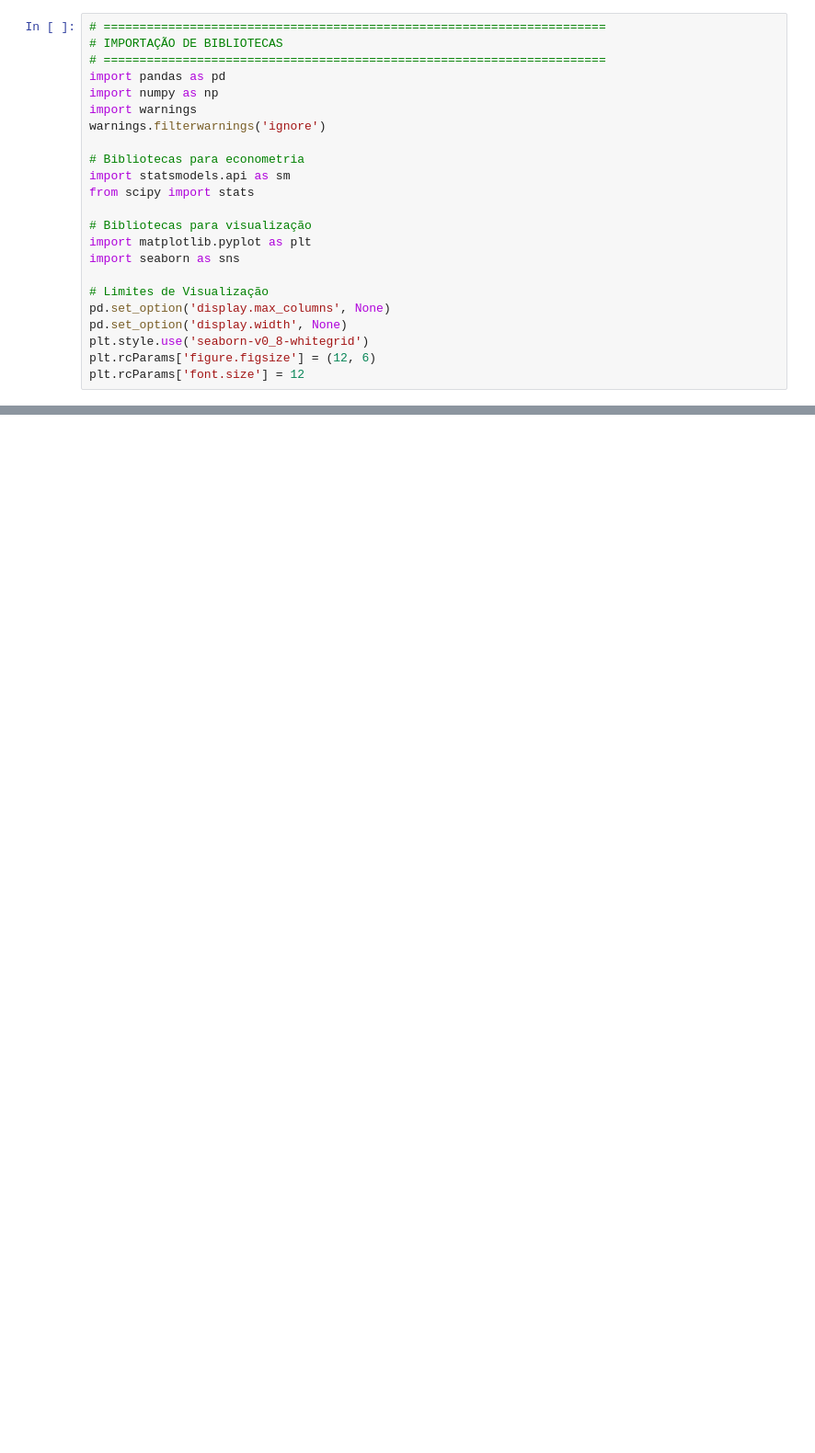
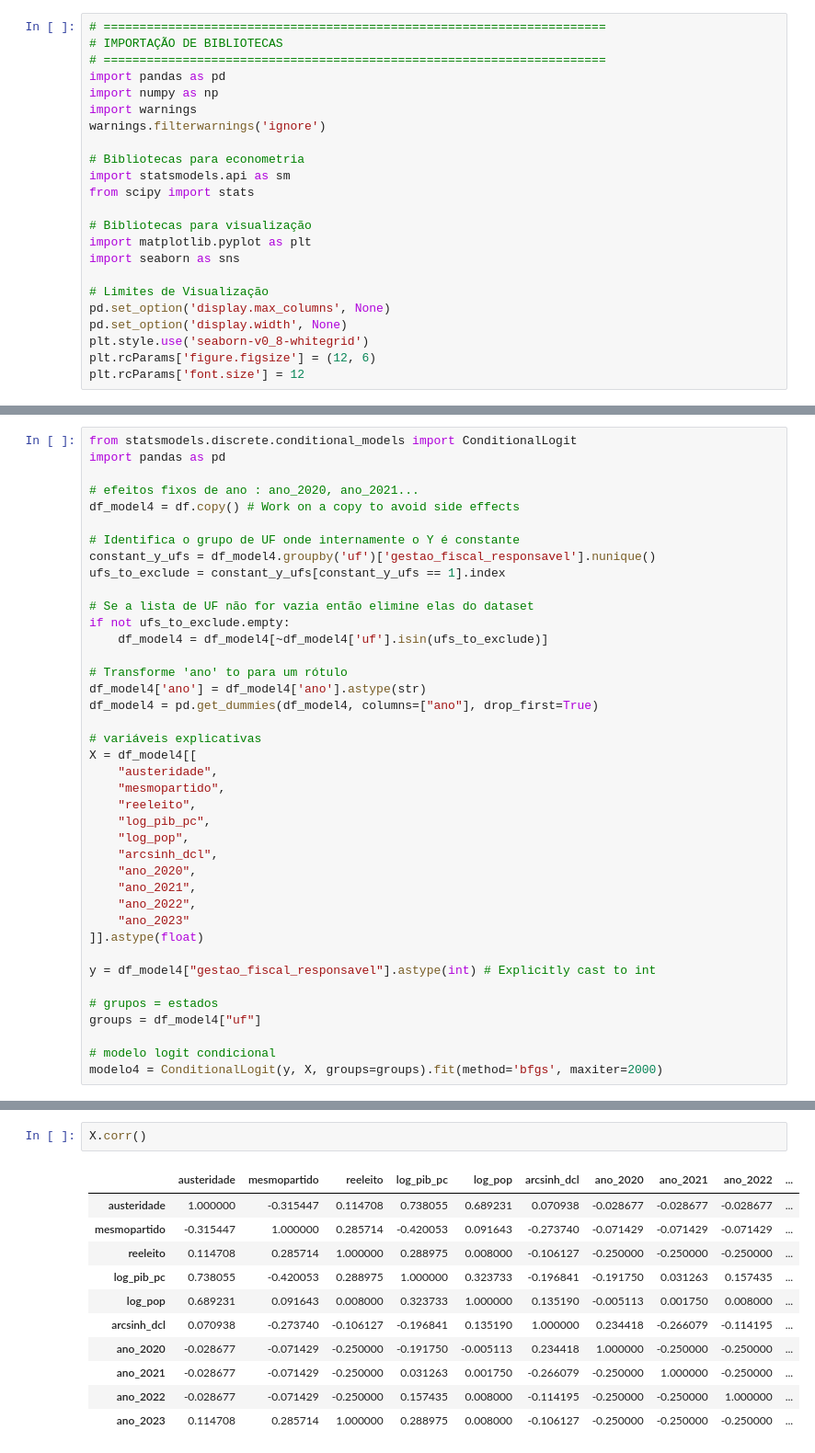
Before and after one commit to jrhumberto/000-pep, a Jupyter notebook: modelo_econometrico_v2.ipynb, the cells around one changed output, grey strips where cells are left out. Shown at 92% size. Cells and saved outputs as stored; diff of their text form; blank space fills up the shorter version.

```diff
--- a/modelo_econometrico_v2.ipynb
+++ b/modelo_econometrico_v2.ipynb
@@ -680,0 +405,40 @@ for i in list_files_results:
+# %%
+from statsmodels.discrete.conditional_models import ConditionalLogit
+import pandas as pd
+
+# efeitos fixos de ano : ano_2020, ano_2021...
+df_model4 = df.copy() # Work on a copy to avoid side effects
+
+# Identifica o grupo de UF onde internamente o Y é constante
+constant_y_ufs = df_model4.groupby('uf')['gestao_fiscal_responsavel'].nunique()
+ufs_to_exclude = constant_y_ufs[constant_y_ufs == 1].index
+
+# Se a lista de UF não for vazia então elimine elas do dataset
+if not ufs_to_exclude.empty:
+    df_model4 = df_model4[~df_model4['uf'].isin(ufs_to_exclude)]
+
+# Transforme 'ano' to para um rótulo
+df_model4['ano'] = df_model4['ano'].astype(str)
+df_model4 = pd.get_dummies(df_model4, columns=["ano"], drop_first=True)
+
+# variáveis explicativas
+X = df_model4[[
+    "austeridade",
+    "mesmopartido",
+    "reeleito",
+    "log_pib_pc",
+    "log_pop",
+    "arcsinh_dcl",
+    "ano_2020",
+    "ano_2021",
+    "ano_2022",
+    "ano_2023"
+]].astype(float)
+
+y = df_model4["gestao_fiscal_responsavel"].astype(int) # Explicitly cast to int
+
+# grupos = estados
+groups = df_model4["uf"]
+
+# modelo logit condicional
+modelo4 = ConditionalLogit(y, X, groups=groups).fit(method='bfgs', maxiter=2000)
@@ -680,0 +461,14 @@ for i in list_files_results:
+# %%
+X.corr()
+# %% [output]
+|  | austeridade | mesmopartido | reeleito | log_pib_pc | log_pop | arcsinh_dcl | ano_2020 | ano_2021 | ano_2022 | ... |
+| austeridade | 1.000000 | -0.315447 | 0.114708 | 0.738055 | 0.689231 | 0.070938 | -0.028677 | -0.028677 | -0.028677 | ... |
+| mesmopartido | -0.315447 | 1.000000 | 0.285714 | -0.420053 | 0.091643 | -0.273740 | -0.071429 | -0.071429 | -0.071429 | ... |
+| reeleito | 0.114708 | 0.285714 | 1.000000 | 0.288975 | 0.008000 | -0.106127 | -0.250000 | -0.250000 | -0.250000 | ... |
+| log_pib_pc | 0.738055 | -0.420053 | 0.288975 | 1.000000 | 0.323733 | -0.196841 | -0.191750 | 0.031263 | 0.157435 | ... |
+| log_pop | 0.689231 | 0.091643 | 0.008000 | 0.323733 | 1.000000 | 0.135190 | -0.005113 | 0.001750 | 0.008000 | ... |
+| arcsinh_dcl | 0.070938 | -0.273740 | -0.106127 | -0.196841 | 0.135190 | 1.000000 | 0.234418 | -0.266079 | -0.114195 | ... |
+| ano_2020 | -0.028677 | -0.071429 | -0.250000 | -0.191750 | -0.005113 | 0.234418 | 1.000000 | -0.250000 | -0.250000 | ... |
+| ano_2021 | -0.028677 | -0.071429 | -0.250000 | 0.031263 | 0.001750 | -0.266079 | -0.250000 | 1.000000 | -0.250000 | ... |
+| ano_2022 | -0.028677 | -0.071429 | -0.250000 | 0.157435 | 0.008000 | -0.114195 | -0.250000 | -0.250000 | 1.000000 | ... |
+| ano_2023 | 0.114708 | 0.285714 | 1.000000 | 0.288975 | 0.008000 | -0.106127 | -0.250000 | -0.250000 | -0.250000 | ... |
```
Also changed, not shown: parts of 43 cells of this notebook.
